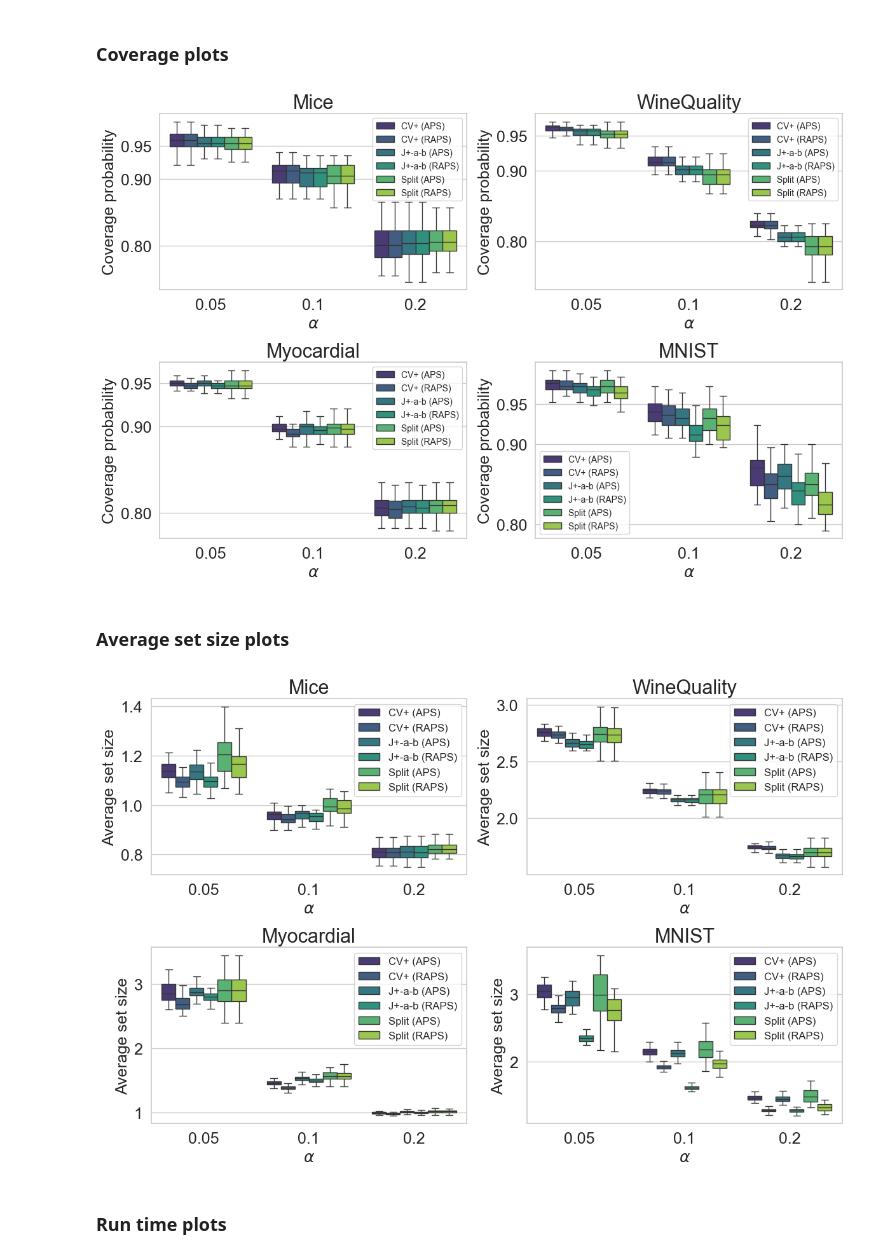
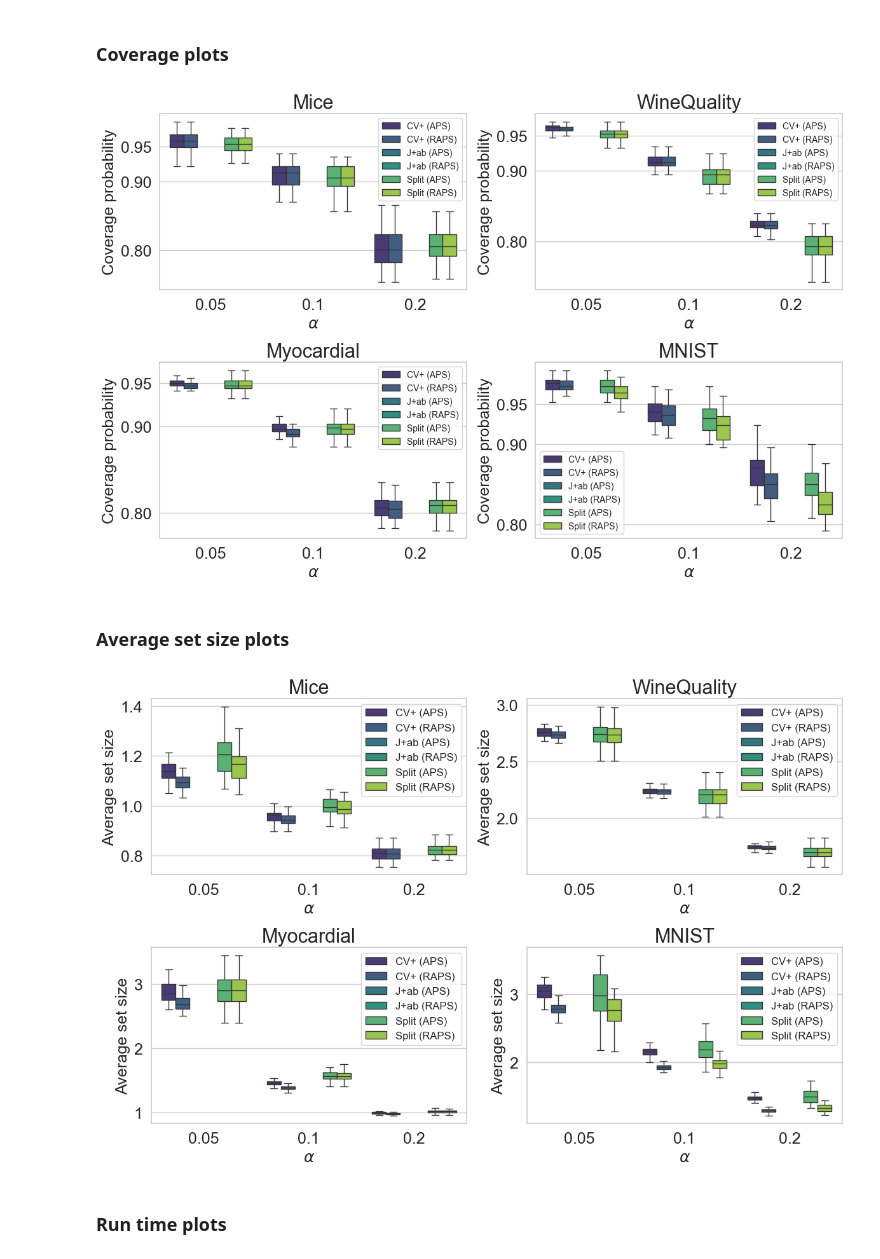
Before and after one commit to donlapark/coverforest, a Jupyter notebook: experiments/plots_classification.ipynb, the cells around one changed output. Saved outputs shown, nothing was run; the diff lists cells and outputs as text; code cells hidden in the pictures.

```diff
--- a/experiments/plots_classification.ipynb
+++ b/experiments/plots_classification.ipynb
@@ -134,42 +152,42 @@ data_names = ['Mice', 'WineQuality', 'Myocardial', 'MNIST']
 # %%
 sns.set(style='whitegrid')
 
 hue_order = [
-    "CV+ (APS)", "CV+ (RAPS)", "J+-a-b (APS)",
-    "J+-a-b (RAPS)", "Split (APS)",
+    "CV+ (APS)", "CV+ (RAPS)", "J+ab (APS)",
+    "J+ab (RAPS)", "Split (APS)",
     "Split (RAPS)",
     ]
 fig, axes = plt.subplots(2, 2, figsize=(12, 8))
 axes = axes.flatten()
 
 for i in range(4):
     sns.boxplot(
         x='Alpha', y='Cover', hue='Model', data=Cover_dfs[i],
         palette="viridis", hue_order=hue_order, showfliers=False,
         ax=axes[i]
     )
 
     axes[i].set_yticks([0.8, 0.9, 0.95], minor=False)
     axes[i].set_xlabel('$\\alpha$', fontsize=18)
     axes[i].xaxis.set_tick_params(labelsize=18)
     axes[i].set_title(data_names[i], fontsize=22)
     axes[i].legend(fontsize=10)
     axes[i].set_ylabel('Coverage probability', fontsize=18)
     axes[i].yaxis.set_tick_params(labelsize=18)
 
 plt.tight_layout()
 
 plt.savefig('ClfCover.svg',format='svg',dpi=1200, bbox_inches='tight')
 # %% [output]
-[figure, old version]
+[figure, new version]
 # %% [markdown]
 ### Average set size plots
 # %%
 sns.set(style='whitegrid')
 
 hue_order = [
-    "CV+ (APS)", "CV+ (RAPS)", "J+-a-b (APS)",
-    "J+-a-b (RAPS)", "Split (APS)",
+    "CV+ (APS)", "CV+ (RAPS)", "J+ab (APS)",
+    "J+ab (RAPS)", "Split (APS)",
     "Split (RAPS)",
     ]
 
@@ -194,7 +212,7 @@ plt.tight_layout()
 
 plt.savefig('ClfSize.svg',format='svg',dpi=1200, bbox_inches='tight')
 # %% [output]
-[figure, old version]
+[figure, new version]
 # %% [markdown]
 ### Run time plots
 # %%
```
Also changed, not shown: parts of 3 cells of this notebook, 1 other file.
